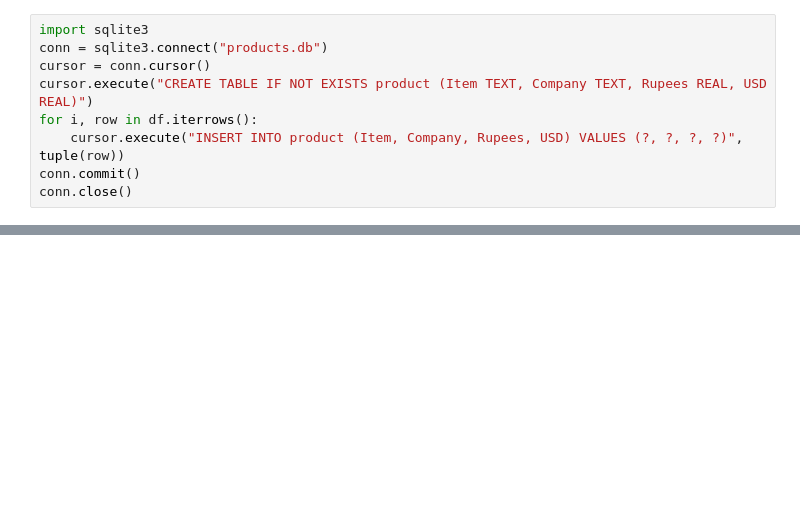
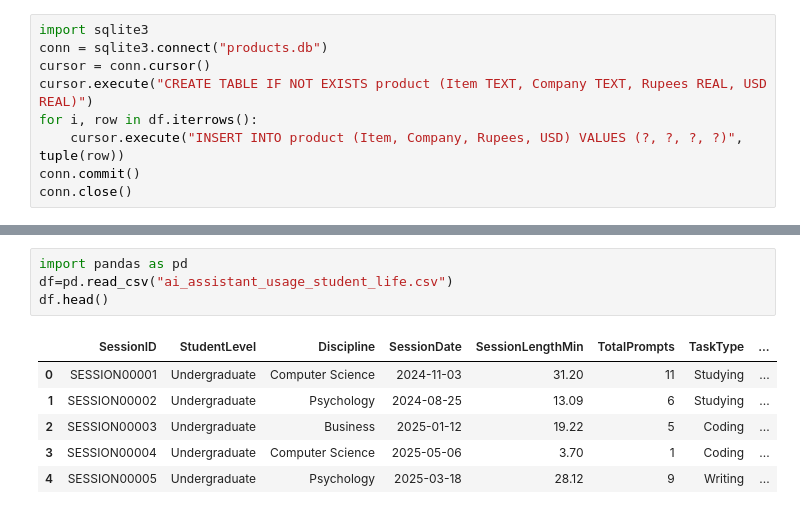
Before and after one commit to Madathanapalleleena/ML_LAB_152, a Jupyter notebook: ML_Lab_Practice.ipynb, the cells around one changed output, grey strips where cells are left out. Saved outputs shown, nothing was run; the diff lists cells and outputs as text; blank space fills up the shorter version.

```diff
--- a/ML_Lab_Practice.ipynb
+++ b/ML_Lab_Practice.ipynb
@@ -270,0 +338,11 @@ conn.close()
+# %%
+import pandas as pd
+df=pd.read_csv("ai_assistant_usage_student_life.csv")
+df.head()
+# %% [output]
+|  | SessionID | StudentLevel | Discipline | SessionDate | SessionLengthMin | TotalPrompts | TaskType | ... |
+| 0 | SESSION00001 | Undergraduate | Computer Science | 2024-11-03 | 31.20 | 11 | Studying | ... |
+| 1 | SESSION00002 | Undergraduate | Psychology | 2024-08-25 | 13.09 | 6 | Studying | ... |
+| 2 | SESSION00003 | Undergraduate | Business | 2025-01-12 | 19.22 | 5 | Coding | ... |
+| 3 | SESSION00004 | Undergraduate | Computer Science | 2025-05-06 | 3.70 | 1 | Coding | ... |
+| 4 | SESSION00005 | Undergraduate | Psychology | 2025-03-18 | 28.12 | 9 | Writing | ... |
```
Also changed, not shown: parts of 20 cells of this notebook.
